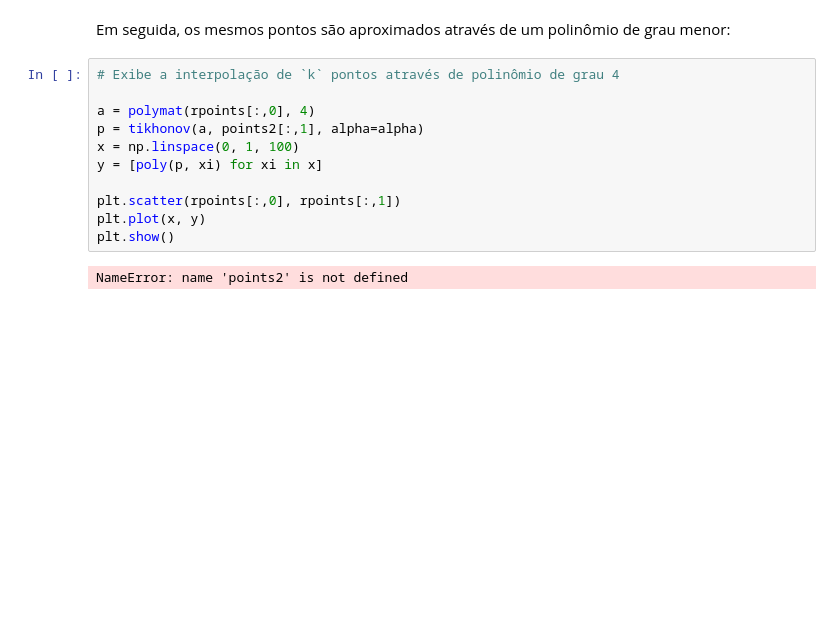
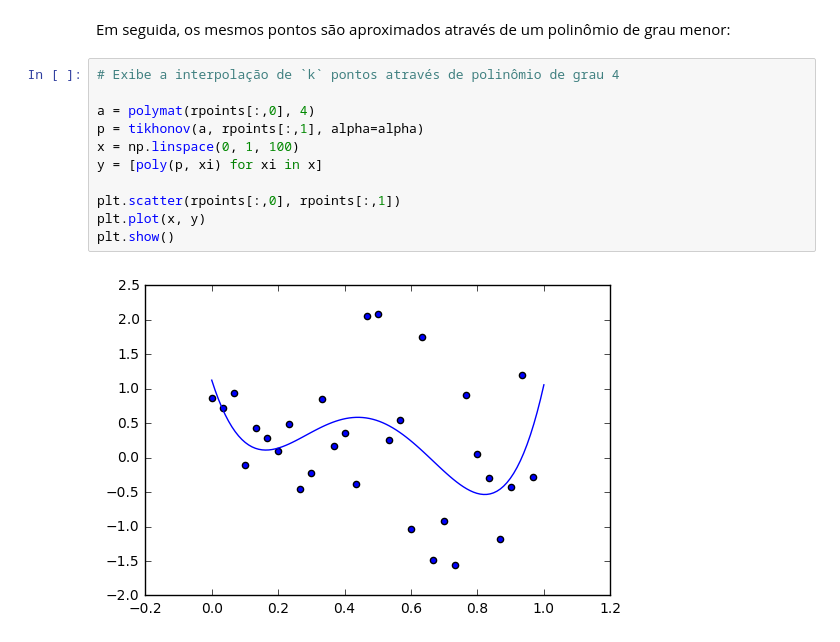
Before and after one commit to ThalesII/mn2-interpolacao, a Jupyter notebook: interpolacao.ipynb, the cells around one changed output. Saved outputs shown, nothing was run; the diff lists cells and outputs as text; blank space fills up the shorter version.

Commit message:
Fixed last plot

```diff
--- a/interpolacao.ipynb
+++ b/interpolacao.ipynb
@@ -231,13 +231,13 @@ Em seguida, os mesmos pontos são aproximados através de um polinômio de grau
 # %%
 # Exibe a interpolação de `k` pontos através de polinômio de grau 4
 
 a = polymat(rpoints[:,0], 4)
-p = tikhonov(a, points2[:,1], alpha=alpha)
+p = tikhonov(a, rpoints[:,1], alpha=alpha)
 x = np.linspace(0, 1, 100)
 y = [poly(p, xi) for xi in x]
 
 plt.scatter(rpoints[:,0], rpoints[:,1])
 plt.plot(x, y)
 plt.show()
 # %% [output]
-NameError: name 'points2' is not defined
+[figure, added]
```
Also changed, not shown: parts of 1 cell of this notebook.
